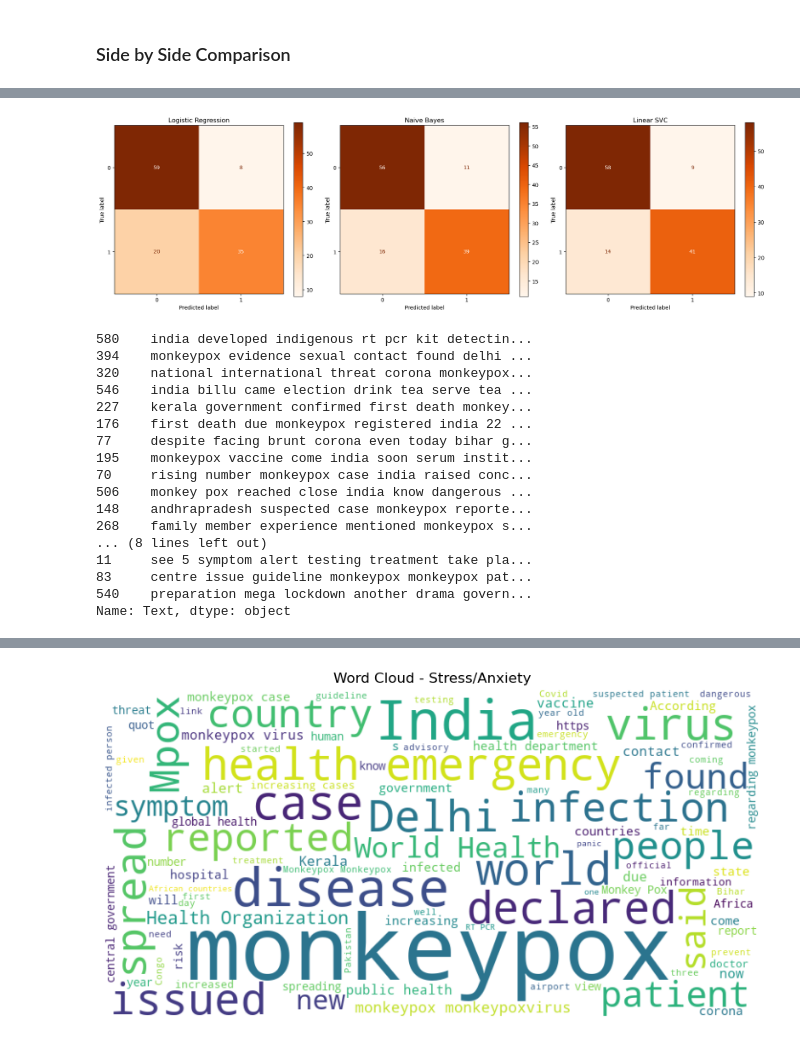
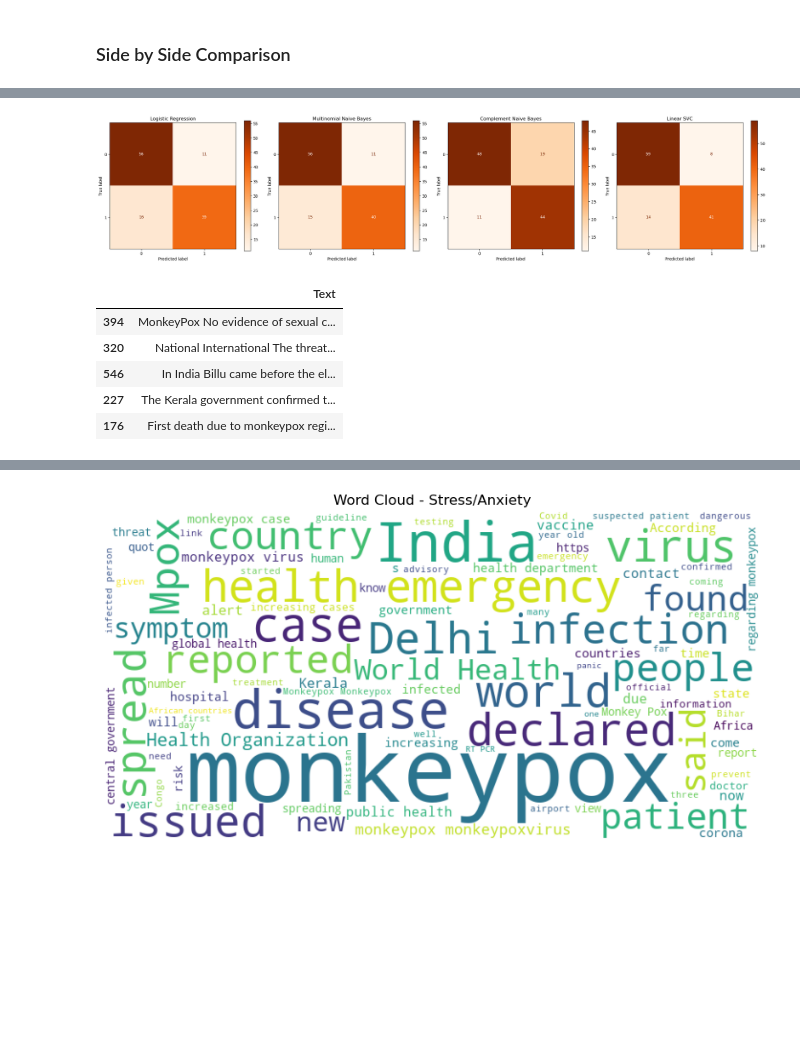
Before and after one commit to ayeshaukaye/MonkeypoxAnalysis, a Jupyter notebook: Monkeypox Tweets Analysis.ipynb, the cells around one changed output, grey strips where cells are left out. Cells and saved outputs as stored; diff of their text form; code cells hidden in the pictures; blank space fills up the shorter version.

Commit message:
created pipelines for models and did tuning

```diff
--- a/Monkeypox Tweets Analysis.ipynb
+++ b/Monkeypox Tweets Analysis.ipynb
@@ -164,10 +151,0 @@ X_test_vec = tfidf.transform(X_test)
-# %%
-from sklearn.model_selection import GridSearchCV
-from sklearn.linear_model import LogisticRegression
-
-param_grid = {'C': [0.01, 0.1, 1, 10, 100]}
-grid = GridSearchCV(LogisticRegression(max_iter=1000), param_grid, cv=5, scoring='accuracy')
-grid.fit(X_train_vec, y_train)
-
-print("Best C:", grid.best_params_)
-print("Best cross-val score:", grid.best_score_)
@@ -212,0 +250,5 @@ LogisticRegression(max_iter=1000)
+# %%
+lr_pipe.fit(X_train, y_train)
+mb_pipe.fit(X_train, y_train)
+cb_pipe.fit(X_train, y_train)
+svc_pipe.fit(X_train, y_train)
@@ -213,3 +260,5 @@ LogisticRegression(max_iter=1000)
 # %%
-y_pred_log = model.predict(X_test_vec)
-y_pred_log
+y_pred_lr = lr_pipe.predict(X_test)
+y_pred_mb = mb_pipe.predict(X_test)
+y_pred_cb = cb_pipe.predict(X_test)
+y_pred_svc = svc_pipe.predict(X_test)
@@ -251,3 +264,0 @@ LinearSVC(dual=True)
-# %%
-y_pred_svc = svc.predict(X_test_vec)
-y_pred_svc
@@ -344,23 +317,25 @@ plt.show()
 # %%
 from sklearn.metrics import ConfusionMatrixDisplay
 import matplotlib.pyplot as plt
 
-fig, axes = plt.subplots(1, 2, figsize=(18, 5))
+fig, axes = plt.subplots(1, 4, figsize=(24, 5))
 
-ConfusionMatrixDisplay.from_predictions(y_test, y_pred_log, ax=axes[0], cmap='Oranges')
+ConfusionMatrixDisplay.from_predictions(y_test, y_pred_lr, ax=axes[0], cmap='Oranges')
 axes[0].set_title('Logistic Regression')
 
-ConfusionMatrixDisplay.from_predictions(y_test, y_pred_nb, ax=axes[1], cmap='Oranges')
-axes[1].set_title('Naive Bayes')
+ConfusionMatrixDisplay.from_predictions(y_test, y_pred_mb, ax=axes[1], cmap='Oranges')
+axes[1].set_title('Multinomial Naive Bayes')
 
+ConfusionMatrixDisplay.from_predictions(y_test, y_pred_cb, ax=axes[2], cmap='Oranges')
+axes[2].set_title('Complement Naive Bayes')
 
-ConfusionMatrixDisplay.from_predictions(y_test, y_pred_svc, ax=axes[2], cmap='Oranges')
-axes[2].set_title('Linear SVC')
+ConfusionMatrixDisplay.from_predictions(y_test, y_pred_svc, ax=axes[3], cmap='Oranges')
+axes[3].set_title('Linear SVC')
 
 plt.tight_layout()
 plt.show()
 # %% [output]
-[figure, old version]
+[figure, new version]
 # %%
 import random
 # Create a DataFrame to compare predictions with actual labels
@@ -373,22 +348,11 @@ svc_errors = pd.DataFrame({
 # Filter rows where prediction is incorrect
 svc_misclassified = svc_errors[svc_errors['True Label'] != svc_errors['Predicted Label']]
 
-svc_misclassified['Text']
+svc_misclassified[['Text']].head()
 # %% [output]
-580    india developed indigenous rt pcr kit detectin...
-394    monkeypox evidence sexual contact found delhi ...
-320    national international threat corona monkeypox...
-546    india billu came election drink tea serve tea ...
-227    kerala government confirmed first death monkey...
-176    first death due monkeypox registered india 22 ...
-77     despite facing brunt corona even today bihar g...
-195    monkeypox vaccine come india soon serum instit...
-70     rising number monkeypox case india raised conc...
-506    monkey pox reached close india know dangerous ...
-148    andhrapradesh suspected case monkeypox reporte...
-268    family member experience mentioned monkeypox s...
-... (8 lines left out)
-11     see 5 symptom alert testing treatment take pla...
-83     centre issue guideline monkeypox monkeypox pat...
-540    preparation mega lockdown another drama govern...
-Name: Text, dtype: object
+|  | Text |
+| 394 | MonkeyPox No evidence of sexual c... |
+| 320 | National International The threat... |
+| 546 | In India Billu came before the el... |
+| 227 | The Kerala government confirmed t... |
+| 176 | First death due to monkeypox regi... |
```
Also changed, not shown: parts of 44 cells of this notebook.
